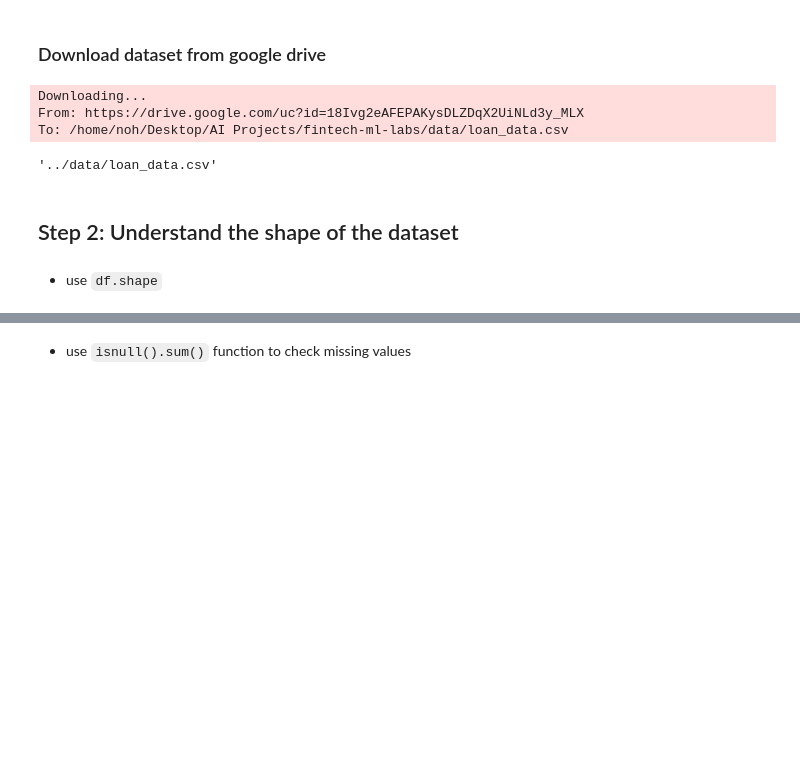
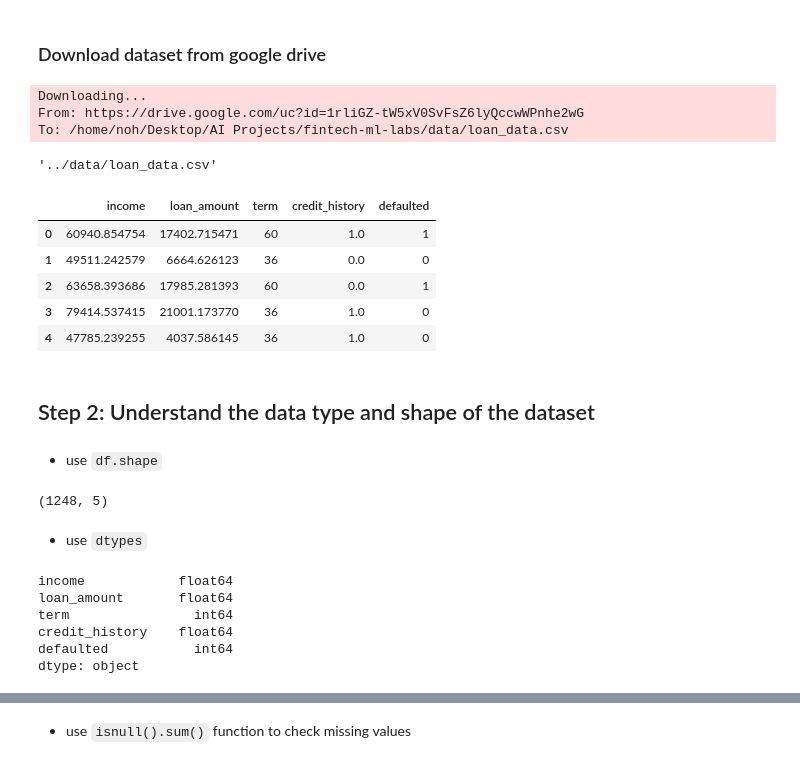
Before and after one commit to epythonlab2/fintech-ml-labs, a Jupyter notebook: notebooks/credit_scoring_model.ipynb, the cells around one changed output, grey strips where cells are left out. Drawn from its saved outputs; the diff is of its cells as text; code cells hidden in the pictures; blank space fills up the shorter version.

```diff
--- a/notebooks/credit_scoring_model.ipynb
+++ b/notebooks/credit_scoring_model.ipynb
@@ -23,7 +23,7 @@ Credit scoring is one of the most widely used machine learning applications in f
 # %%
 import gdown
 # File ID from Google Drive share link
-file_id = '18Ivg2eAFEPAKysDLZDqX2UiNLd3y_MLX'
+file_id = '1rliGZ-tW5xV0SvFsZ6lyQccwWPnhe2wG'
 
 url = f'https://drive.google.com/uc?id={file_id}'
 
@@ -31,10 +31,39 @@ output = '../data/loan_data.csv'
 gdown.download(url, output, quiet=False)
 # %% [output]
 Downloading...
-From: https://drive.google.com/uc?id=18Ivg2eAFEPAKysDLZDqX2UiNLd3y_MLX
+From: https://drive.google.com/uc?id=1rliGZ-tW5xV0SvFsZ6lyQccwWPnhe2wG
 To: /home/noh/Desktop/AI Projects/fintech-ml-labs/data/loan_data.csv
 '../data/loan_data.csv'
+# %%
+import pandas as pd
+# Load the dataset
+df = pd.read_csv('../data/loan_data.csv')
+
+# Explore the first few rows
+df.head()
+# %% [output]
+|  | income | loan_amount | term | credit_history | defaulted |
+| 0 | 60940.854754 | 17402.715471 | 60 | 1.0 | 1 |
+| 1 | 49511.242579 | 6664.626123 | 36 | 0.0 | 0 |
+| 2 | 63658.393686 | 17985.281393 | 60 | 0.0 | 1 |
+| 3 | 79414.537415 | 21001.173770 | 36 | 1.0 | 0 |
+| 4 | 47785.239255 | 4037.586145 | 36 | 1.0 | 0 |
 # %% [markdown]
-## Step 2: Understand the shape of the dataset
+## Step 2: Understand the data type and shape of the dataset
 # %% [markdown]
 - use `df.shape`
+# %%
+df.shape
+# %% [output]
+(1248, 5)
+# %% [markdown]
+- use `dtypes`
+# %%
+df.dtypes
+# %% [output]
+income            float64
+loan_amount       float64
+term                int64
+credit_history    float64
+defaulted           int64
+dtype: object
```
Also changed, not shown: parts of 13 cells of this notebook, 1 other file.
